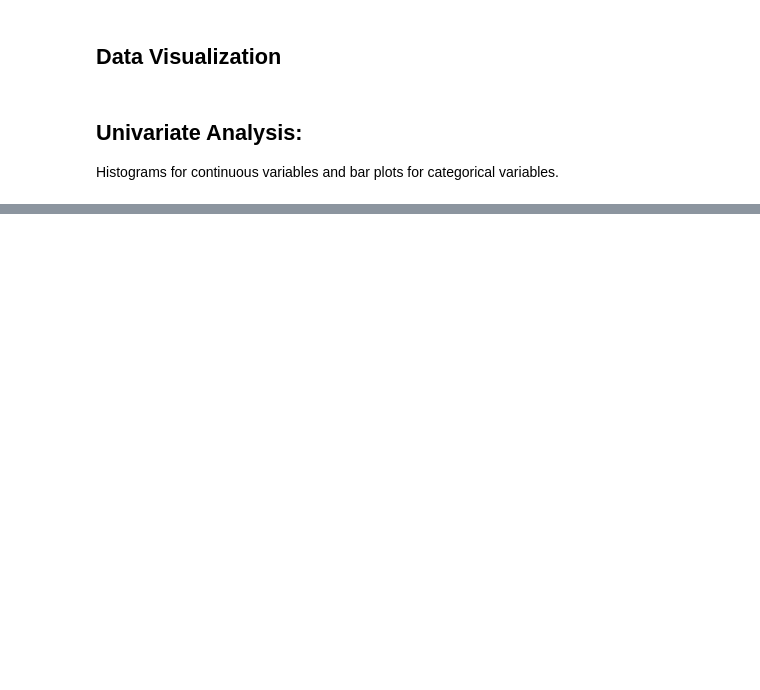
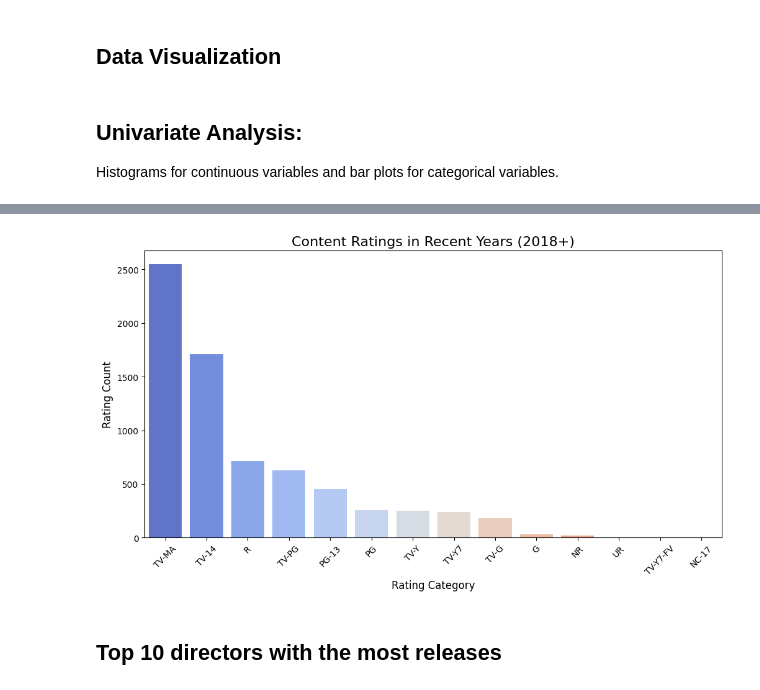
Before and after one commit to AmazingFr3d/Kaggle, a Jupyter notebook: Netflix-EDA.ipynb, the cells around one changed output, grey strips where cells are left out. Saved outputs shown, nothing was run; the diff lists cells and outputs as text; code cells hidden in the pictures; blank space fills up the shorter version.

```diff
--- a/Netflix-EDA.ipynb
+++ b/Netflix-EDA.ipynb
@@ -186,0 +274,4 @@ tv_categories = tv_shows['listed_in'].str.split(', ').explode().value_counts()
+# %%
+# Filter data for recent years (2018 onwards)
+recent_years = data[data['date_added'].dt.year >= 2018]
+rating_counts = recent_years['rating'].value_counts()
@@ -186,0 +306,13 @@ tv_categories = tv_shows['listed_in'].str.split(', ').explode().value_counts()
+# %%
+# Visualize ratings
+plt.figure(figsize=(12, 6))
+sns.barplot(x=rating_counts.index, y=rating_counts.values, palette='coolwarm')
+plt.title('Content Ratings in Recent Years (2018+)', fontsize=16)
+plt.xlabel('Rating Category', fontsize=12)
+plt.ylabel('Rating Count', fontsize=12)
+plt.xticks(rotation=45)
+plt.show()
+# %% [output]
+[figure, added]
+# %% [markdown]
+## Top 10 directors with the most releases
```
Also changed, not shown: parts of 30 cells of this notebook.
